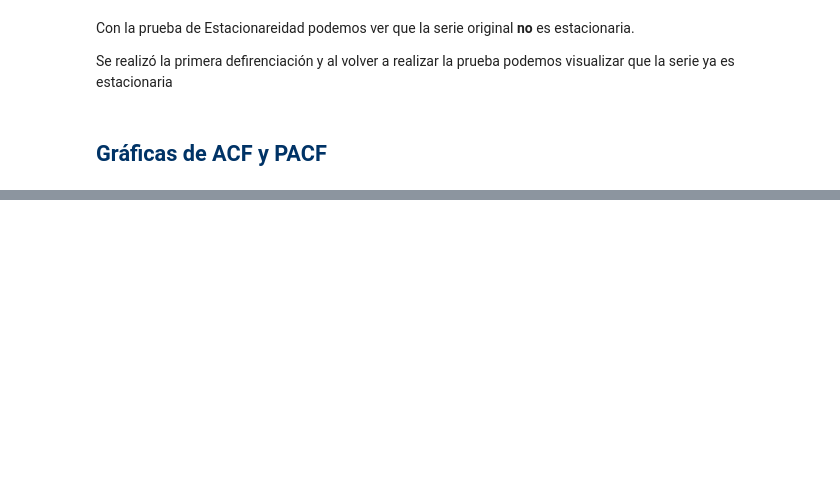
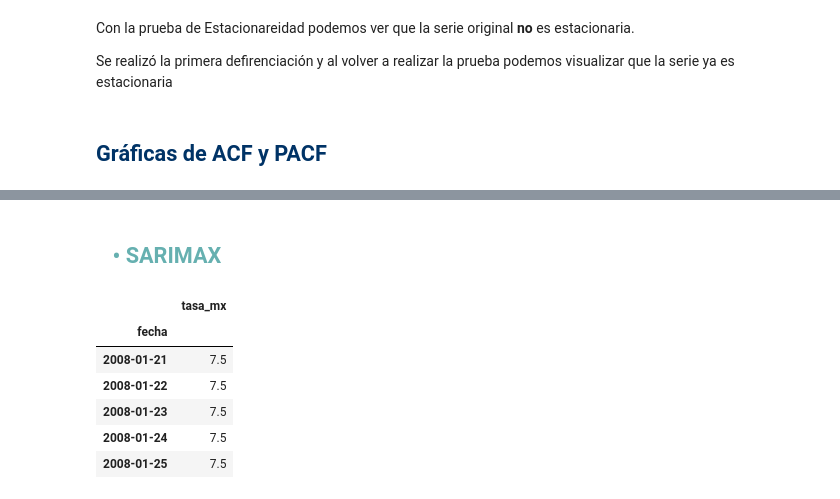
Before and after one commit to Moni-Ib/Examen1_ModelosNoLineales, a Jupyter notebook: Examen1.ipynb, the cells around one changed output, grey strips where cells are left out. Drawn from its saved outputs; the diff is of its cells as text; code cells hidden in the pictures; blank space fills up the shorter version.

```diff
--- a/Examen1.ipynb
+++ b/Examen1.ipynb
@@ -237,0 +423,37 @@ fig.show()
+# %% [markdown]
+## <font color= #66b0b0> &ensp; • **SARIMAX** </font>
+# %%
+# Tasa objetivo de Mexico
+serie = "SF61745"
+
+url = f"https://www.banxico.org.mx/SieAPIRest/service/v1/series/{serie}/datos"
+
+headers = {
+    "Bmx-Token": token
+}
+
+response = requests.get(url, headers=headers)
+data = response.json()
+
+# Extraer datos
+datos = data["bmx"]["series"][0]["datos"]
+
+# Convertir a DataFrame
+tasa_mx = pd.DataFrame(datos)
+tasa_mx.columns = ["fecha", "tasa_mx"]
+
+# Limpiar datos
+tasa_mx["fecha"] = pd.to_datetime(tasa_mx["fecha"], format="%d/%m/%Y")
+tasa_mx["tasa_mx"] = pd.to_numeric(tasa_mx["tasa_mx"], errors="coerce")
+
+tasa_mx = tasa_mx.set_index("fecha").sort_index()
+
+tasa_mx.head()
+# %% [output]
+|  | tasa_mx |
+| fecha |  |
+| 2008-01-21 | 7.5 |
+| 2008-01-22 | 7.5 |
+| 2008-01-23 | 7.5 |
+| 2008-01-24 | 7.5 |
+| 2008-01-25 | 7.5 |
```
Also changed, not shown: parts of 18 cells of this notebook.
